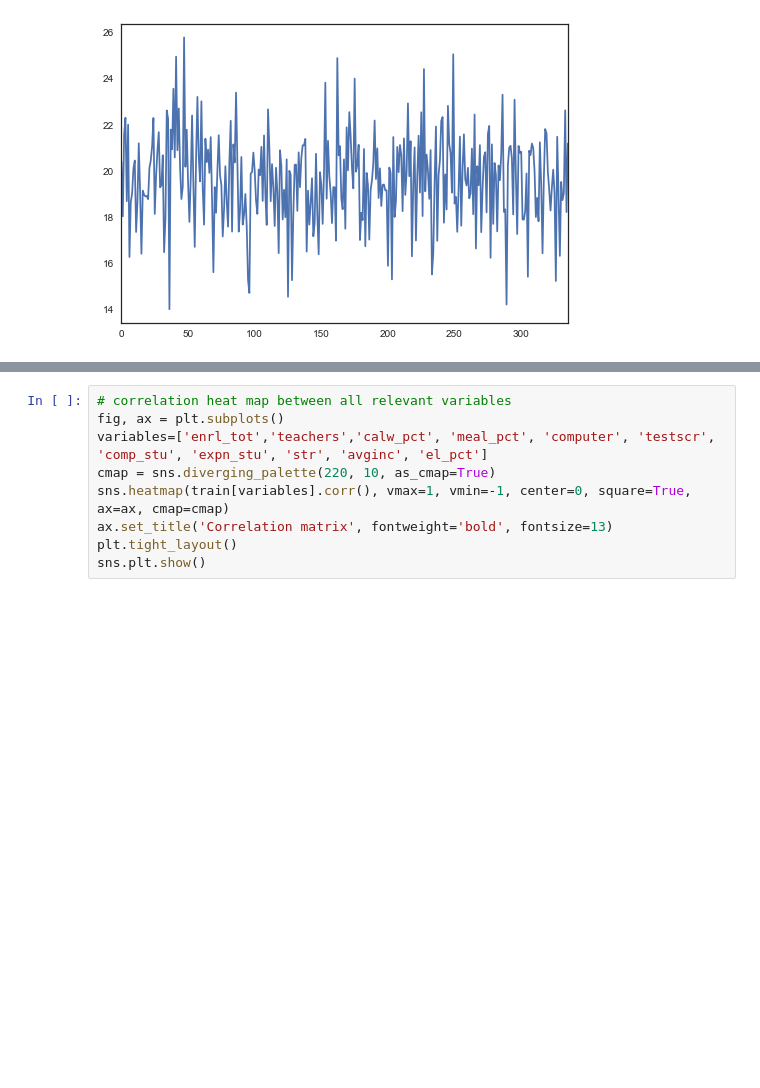
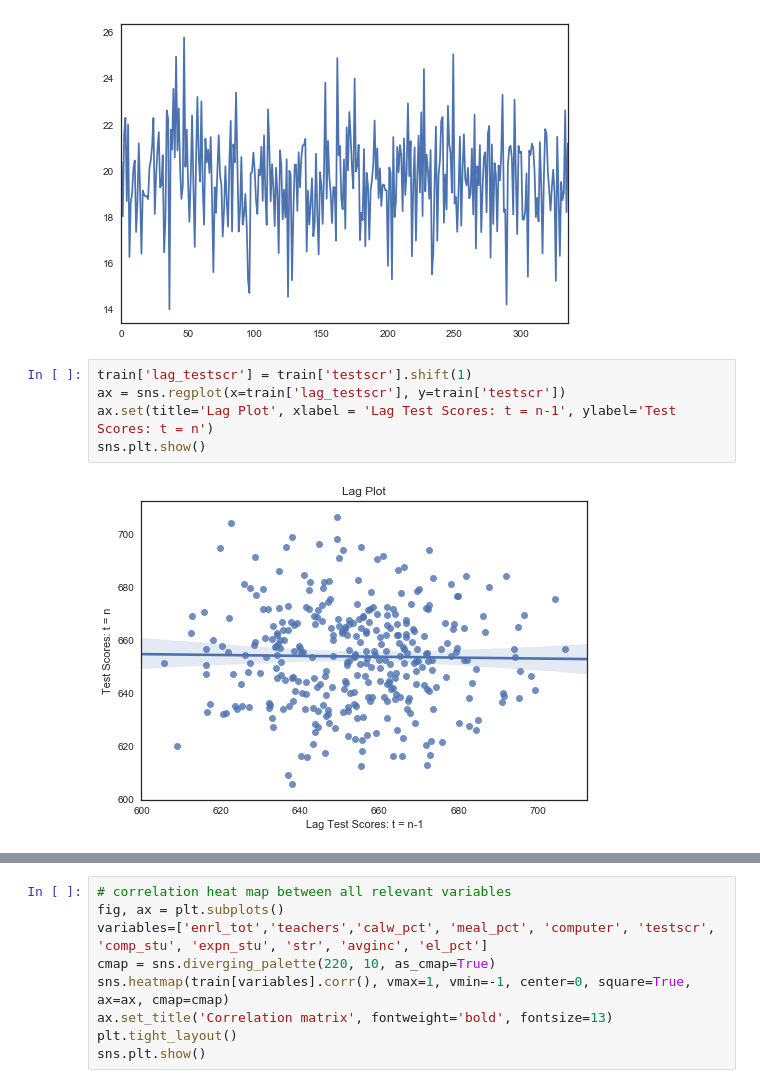
Before and after one commit to SarahDixon/QBUS2810-Group-Assignment, a Jupyter notebook: Task+1.ipynb, the cells around one changed output, grey strips where cells are left out. Drawn from its saved outputs; the diff is of its cells as text; blank space fills up the shorter version.

```diff
--- a/Task+1.ipynb
+++ b/Task+1.ipynb
@@ -92,3 +92,10 @@ train['str'].plot()
 plt.show()
 # %% [output]
 [figure]
+# %%
+train['lag_testscr'] = train['testscr'].shift(1)
+ax = sns.regplot(x=train['lag_testscr'], y=train['testscr'])
+ax.set(title='Lag Plot', xlabel = 'Lag Test Scores: t = n-1', ylabel='Test Scores: t = n')
+sns.plt.show()
+# %% [output]
+[figure, added]
```
Also changed, not shown: parts of 3 cells of this notebook.
